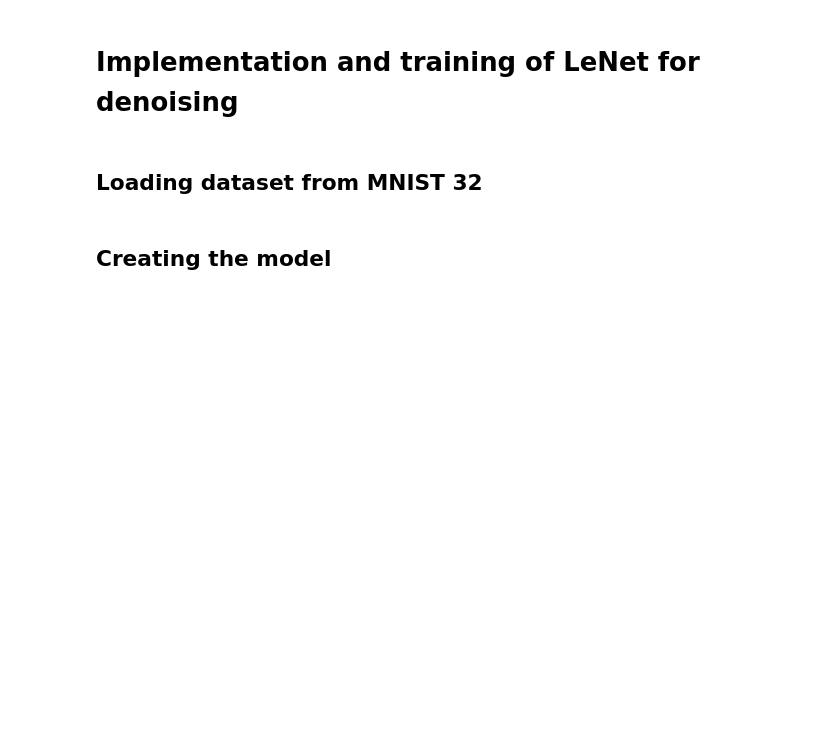
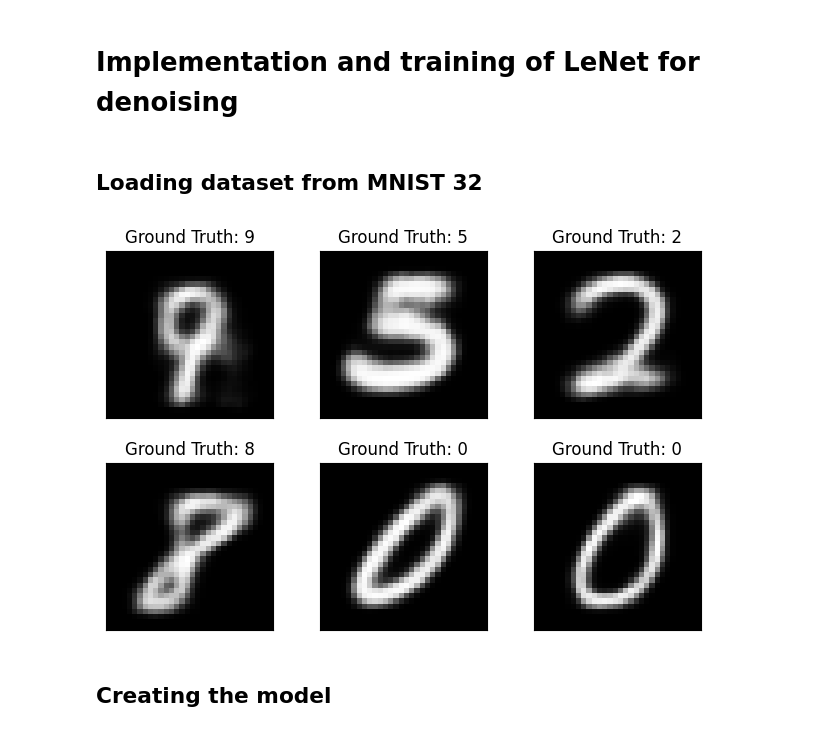
Before and after one commit to ClaudioRaciti/LeNetAutoencoder, a Jupyter notebook: Classifier.ipynb, the cells around one changed output. Cells and saved outputs as stored; diff of their text form; code cells hidden in the pictures; blank space fills up the shorter version.

```diff
--- a/Classifier.ipynb
+++ b/Classifier.ipynb
@@ -34,6 +37,21 @@ images, labels = torch.load('./.data/MNIST32_val.pkl')
 
 test_data = torch.utils.data.TensorDataset(images, labels)
 test_loader = DataLoader(test_data, batch_size=128, shuffle=False, num_workers = 2, pin_memory = True)
+# %%
+import matplotlib.pyplot as plt
+fig = plt.figure()
+
+for i in range(6):
+  plt.subplot(2,3,i+1)
+  plt.tight_layout()
+  plt.imshow(images[i][0], cmap='gray', interpolation='none')
+  plt.title("Ground Truth: {}".format(labels[i]))
+  plt.xticks([])
+  plt.yticks([])
+
+plt.show()
+# %% [output]
+[figure, added]
 # %% [markdown]
 ## Creating the model
 # %%
```
Also changed, not shown: parts of 7 cells of this notebook, 1 other file.
